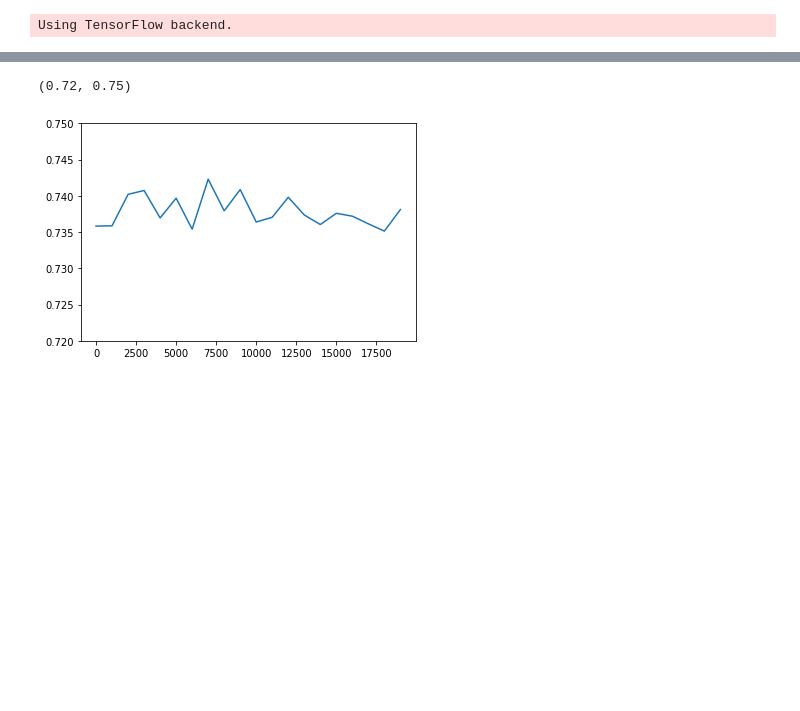
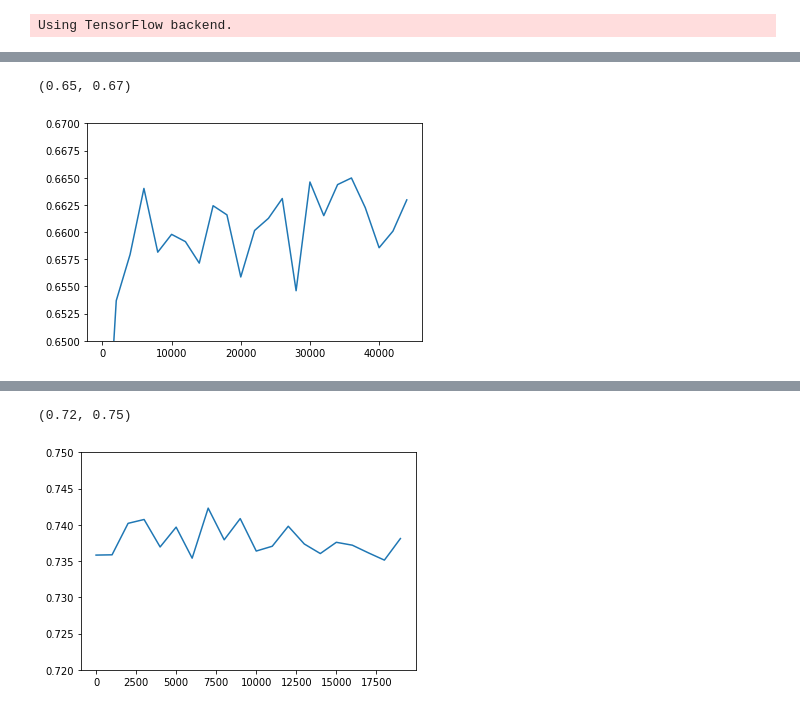
Before and after one commit to ckguo/voxelmorph, a Jupyter notebook: notebooks/dice_epoch_graph.ipynb, the cells around one changed output, grey strips where cells are left out. Drawn from its saved outputs; the diff is of its cells as text; code cells hidden in the pictures; blank space fills up the shorter version.

```diff
--- a/notebooks/dice_epoch_graph.ipynb
+++ b/notebooks/dice_epoch_graph.ipynb
@@ -169 +171,7 @@ model loaded 2.6625428199768066
+# %%
+plt.plot(np.linspace(0, 44000, 44000/2000+1), dices)
+plt.ylim(0.65, 0.67)
+# %% [output]
+(0.65, 0.67)
+[figure, added]
 # %%
```
Also changed, not shown: parts of 5 cells of this notebook.
